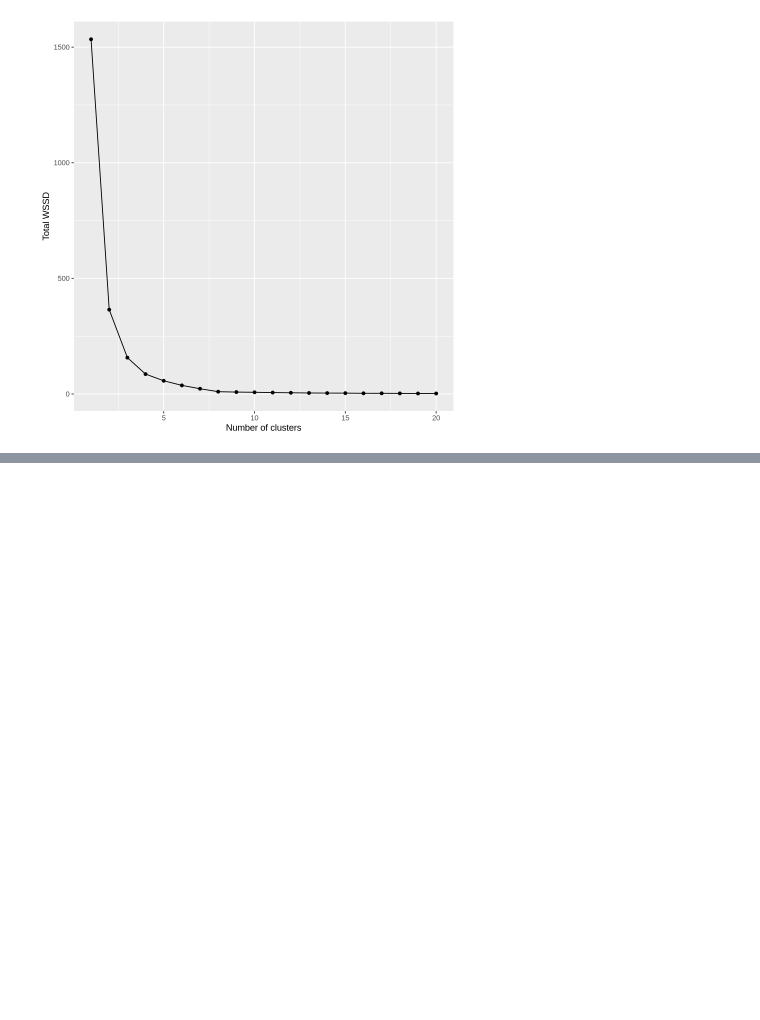
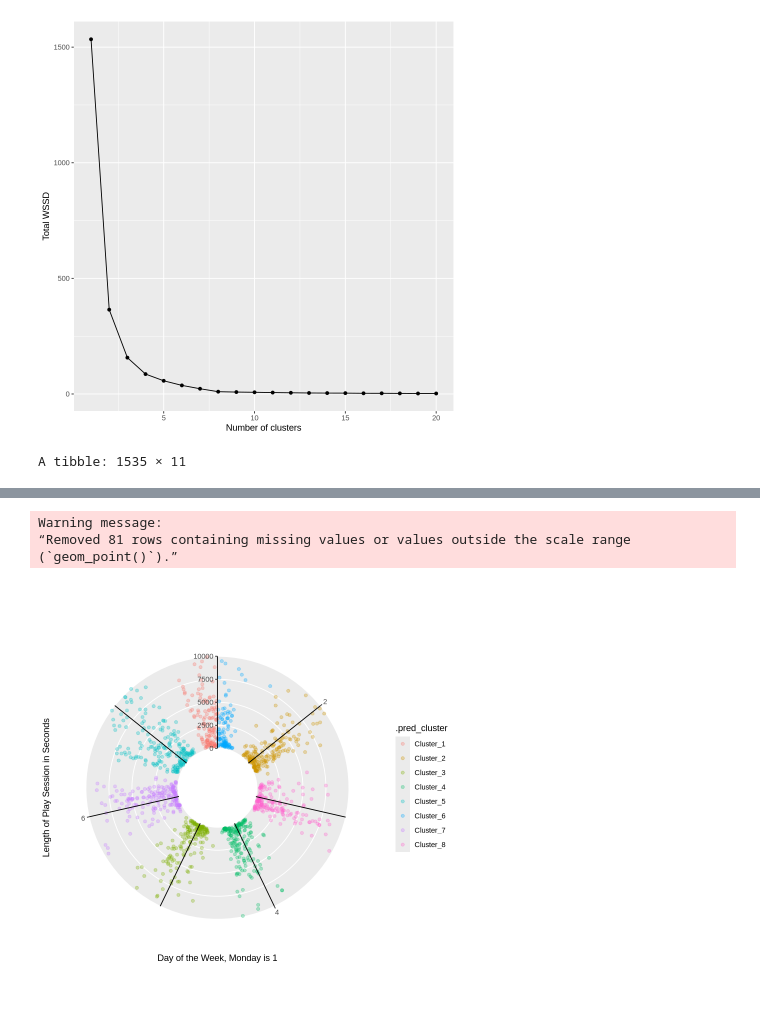
Before and after one commit to wruen/DSCI_100_test, a Jupyter notebook: DSCI_100_group_project.ipynb, the cells around one changed output, grey strips where cells are left out. Drawn from its saved outputs; the diff is of its cells as text; code cells hidden in the pictures; blank space fills up the shorter version.

```diff
--- a/DSCI_100_group_project.ipynb
+++ b/DSCI_100_group_project.ipynb
@@ -180,0 +189,22 @@ Warning message:
+# %%
+wday_spec1<- k_means(num_clusters = 8) |>
+        set_engine("stats",nstart=10)
+
+wday_sessions_final<-workflow()|>
+add_recipe(scaleday_recipe)|>
+add_model(wday_spec1)|>
+fit(session_scale_wday)
+
+wday_sessions_clusters<-augment(wday_sessions_final,session_scale_wday)
+wday_sessions_clusters
+
+session_length_clustered<-wday_sessions_clusters|>
+ggplot(aes(x=dayofweek,y=session_length,colour=.pred_cluster))+
+geom_point(alpha=0.3)+
+labs(x="Day of the Week, Monday is 1",y="Length of Play Session in Seconds")+
+ylim(0,10000)+#this line is optional.
+geom_vline(xintercept=c(1,2,3,4,5,6,7),linetype='solid')+
+coord_radial(inner.radius = 0.3, r_axis_inside = TRUE,expand=FALSE)
+session_length_clustered
+# %% [output]
+A tibble: 1535 × 11
@@ -180,0 +220,4 @@ Warning message:
+Warning message:
+“Removed 81 rows containing missing values or values outside the scale range
+(`geom_point()`).”
+[figure, added]
```
Also changed, not shown: parts of 4 cells of this notebook.
